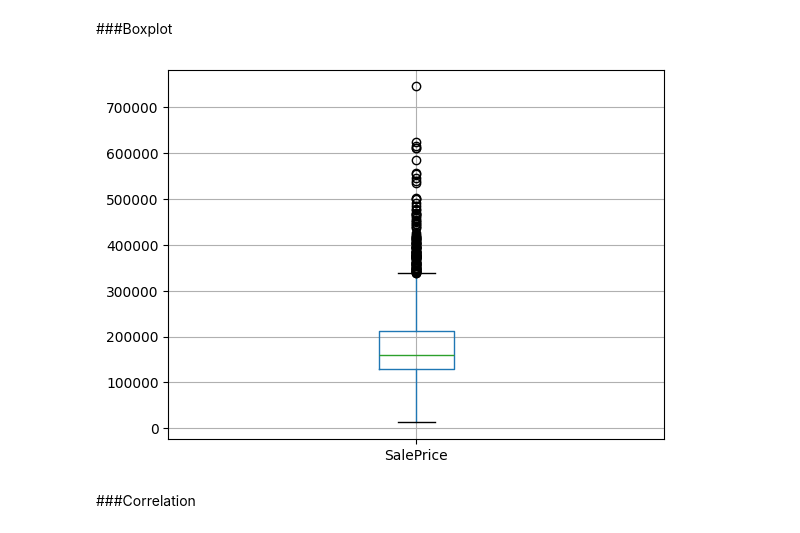
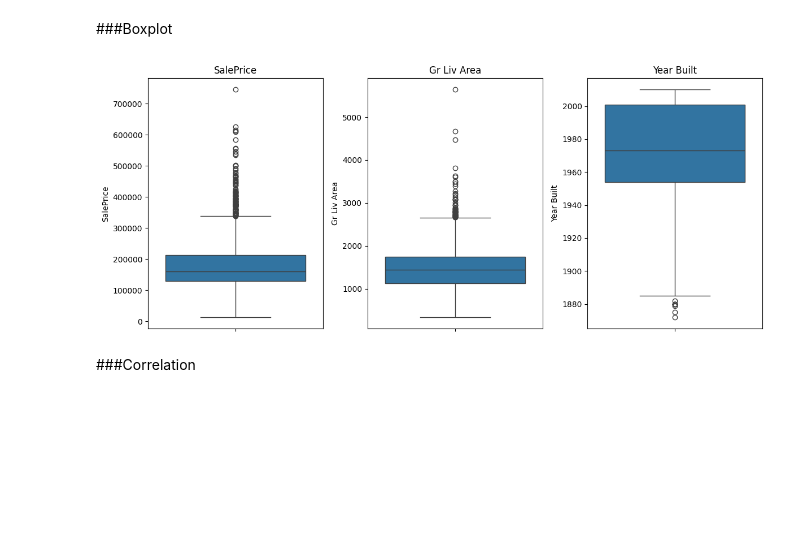
Before and after one commit to test-ds-21/stephanie465337___Data-Science-Portfolio-C21, a Jupyter notebook: Projects/Project-2/Housing.ipynb, the cells around one changed output. Cells and saved outputs as stored; diff of their text form; code cells hidden in the pictures; blank space fills up the shorter version.

```diff
--- a/Projects/Project-2/Housing.ipynb
+++ b/Projects/Project-2/Housing.ipynb
@@ -356,10 +298,23 @@ plt.show()
 # %% [markdown]
 ###Boxplot
-# %%
-df_clean[['SalePrice']].boxplot()
-
-plt.show()
-# %% [output]
-[figure, removed]
+# %%
+fig, ax = plt.subplots(1, 3, figsize=(12, 5))
+
+#SalePrice
+sns.boxplot(y=df_lr["SalePrice"], ax=ax[0])
+ax[0].set_title("SalePrice")
+
+#LotArea
+sns.boxplot(y=df_lr["Gr Liv Area"], ax=ax[1])
+ax[1].set_title("Gr Liv Area")
+
+#LotArea
+sns.boxplot(y=df_lr["Year Built"], ax=ax[2])
+ax[2].set_title("Year Built")
+
+plt.tight_layout()
+plt.show()
+# %% [output]
+[figure, added]
 # %% [markdown]
 ###Correlation
```
Also changed, not shown: parts of 85 cells of this notebook.
